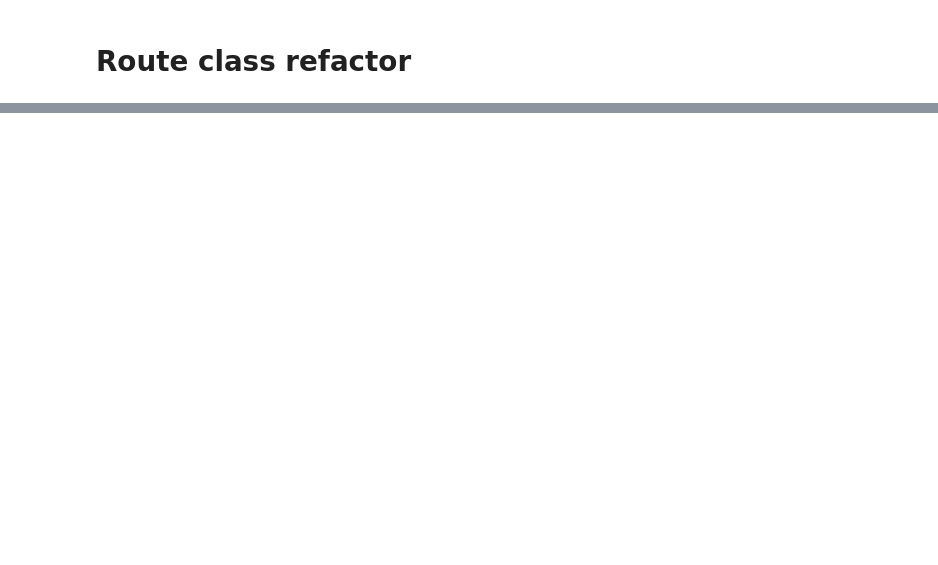
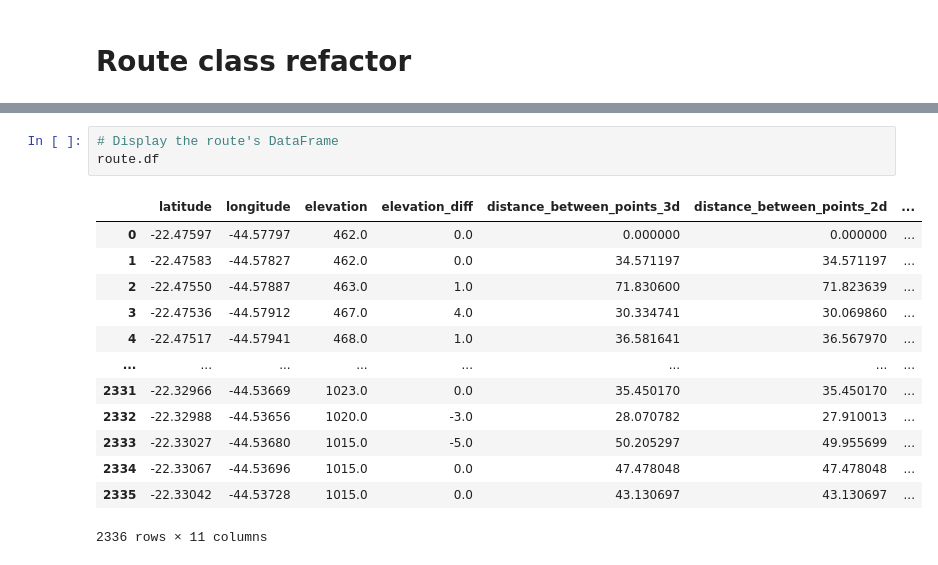
Before and after one commit to mpjan/gpx-compare, a Jupyter notebook: code/read-gpx.ipynb, the cells around one changed output, grey strips where cells are left out. Drawn from its saved outputs; the diff is of its cells as text; blank space fills up the shorter version.

```diff
--- a/code/read-gpx.ipynb
+++ b/code/read-gpx.ipynb
@@ -329,0 +348,17 @@ Average elevation gain per km: 50 m
+# %%
+# Display the route's DataFrame
+route.df
+# %% [output]
+|  | latitude | longitude | elevation | elevation_diff | distance_between_points_3d | distance_between_points_2d | ... |
+| 0 | -22.47597 | -44.57797 | 462.0 | 0.0 | 0.000000 | 0.000000 | ... |
+| 1 | -22.47583 | -44.57827 | 462.0 | 0.0 | 34.571197 | 34.571197 | ... |
+| 2 | -22.47550 | -44.57887 | 463.0 | 1.0 | 71.830600 | 71.823639 | ... |
+| 3 | -22.47536 | -44.57912 | 467.0 | 4.0 | 30.334741 | 30.069860 | ... |
+| 4 | -22.47517 | -44.57941 | 468.0 | 1.0 | 36.581641 | 36.567970 | ... |
+| ... | ... | ... | ... | ... | ... | ... | ... |
+| 2331 | -22.32966 | -44.53669 | 1023.0 | 0.0 | 35.450170 | 35.450170 | ... |
+| 2332 | -22.32988 | -44.53656 | 1020.0 | -3.0 | 28.070782 | 27.910013 | ... |
+| 2333 | -22.33027 | -44.53680 | 1015.0 | -5.0 | 50.205297 | 49.955699 | ... |
+| 2334 | -22.33067 | -44.53696 | 1015.0 | 0.0 | 47.478048 | 47.478048 | ... |
+| 2335 | -22.33042 | -44.53728 | 1015.0 | 0.0 | 43.130697 | 43.130697 | ... |
+2336 rows × 11 columns
```
Also changed, not shown: parts of 10 cells of this notebook, 8 other files.
